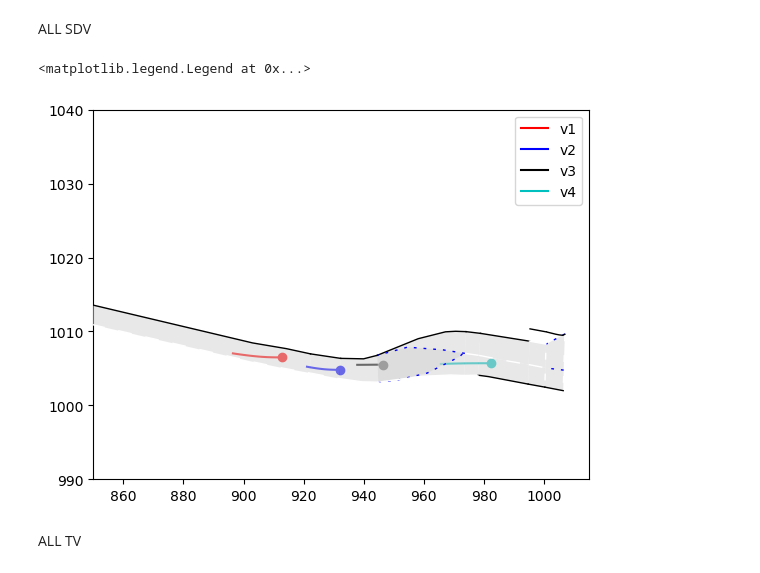
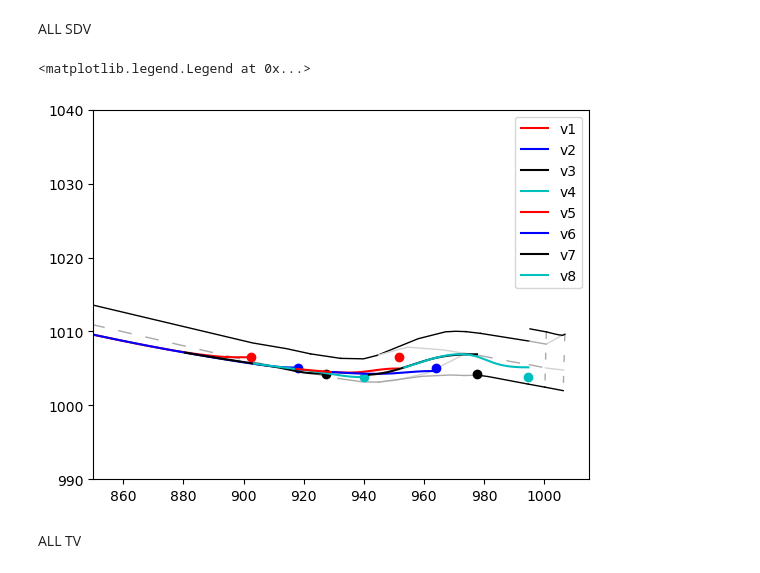
Before and after one commit to rodrigoqueiroz/geoscenarioserver, a Jupyter notebook: dataset_api/TrajectoryPlotter.ipynb, the cells around one changed output. Cells and saved outputs as stored; diff of their text form; code cells hidden in the pictures.

```diff
--- a/dataset_api/TrajectoryPlotter.ipynb
+++ b/dataset_api/TrajectoryPlotter.ipynb
@@ -17,7 +17,7 @@ import lanelet2
 
 ## From GeoScenario
 # %%
-lanelet_map_file = '/mnt/Data/Research_Dataset/interaction_dataset/INTERACTION-Dataset-DR-multi-v1_2/maps/DR_DEU_Merging_MT.osm'
+lanelet_map_file = '/home/jinwei/workspace/geoscenarioserver/scenarios/maps/interaction_maps/DR_DEU_Merging_MT_EXT.osm'
 workspace_dir = os.path.dirname(os.getcwd())
 traj_log_dir = os.path.join(os.path.join(workspace_dir, 'eval'), 'trajlog')
 # %% [markdown]
@@ -30,7 +31,7 @@ for scenario_file_name in scenario_file_name_list:
 # %%
 def read_vehicles_state(scenario_log_dir):
     # get all the file name in the directory
-    file_names = os.listdir(scenario_log_dir)
+    file_names = [file for file in os.listdir(scenario_log_dir) if file.endswith(".csv")]
     # initialize vehicle state as dictionary
     vehicle_state = {}
 
@@ -64,20 +65,28 @@ def fde(x1_arr, y1_arr, x2_arr, y2_arr):
 # %% [markdown]
 ALL SDV
 # %%
-vehicle_state = read_vehicles_state(scenario_log_dir_dict['all_sdv'])
+vehicle_state = read_vehicles_state(traj_log_dir)
 plot_lanelet_map(lanelet_map_file)
 plt.plot(vehicle_state[1][0], vehicle_state[1][1], 'r', label='v1')
 plt.plot(vehicle_state[1][0][0], vehicle_state[1][1][0], 'ro')
 plt.plot(vehicle_state[2][0], vehicle_state[2][1], 'b', label='v2')
 plt.plot(vehicle_state[2][0][0], vehicle_state[2][1][0], 'bo')
 plt.plot(vehicle_state[3][0], vehicle_state[3][1], 'k', label='v3')
 plt.plot(vehicle_state[3][0][0], vehicle_state[3][1][0], 'ko')
 plt.plot(vehicle_state[4][0], vehicle_state[4][1], 'c', label='v4')
 plt.plot(vehicle_state[4][0][0], vehicle_state[4][1][0], 'co')
+plt.plot(vehicle_state[5][0], vehicle_state[5][1], 'r', label='v5')
+plt.plot(vehicle_state[5][0][0], vehicle_state[1][1][0], 'ro')
+plt.plot(vehicle_state[6][0], vehicle_state[6][1], 'b', label='v6')
+plt.plot(vehicle_state[6][0][0], vehicle_state[2][1][0], 'bo')
+plt.plot(vehicle_state[7][0], vehicle_state[7][1], 'k', label='v7')
+plt.plot(vehicle_state[7][0][0], vehicle_state[3][1][0], 'ko')
+plt.plot(vehicle_state[8][0], vehicle_state[8][1], 'c', label='v8')
+plt.plot(vehicle_state[8][0][0], vehicle_state[4][1][0], 'co')
 plt.legend()
 # %% [output]
 <matplotlib.legend.Legend at 0x...>
-[figure, old version]
+[figure, new version]
 # %% [markdown]
 ALL TV
 # %%
```
Also changed, not shown: parts of 1 cell of this notebook, 1 other file.
